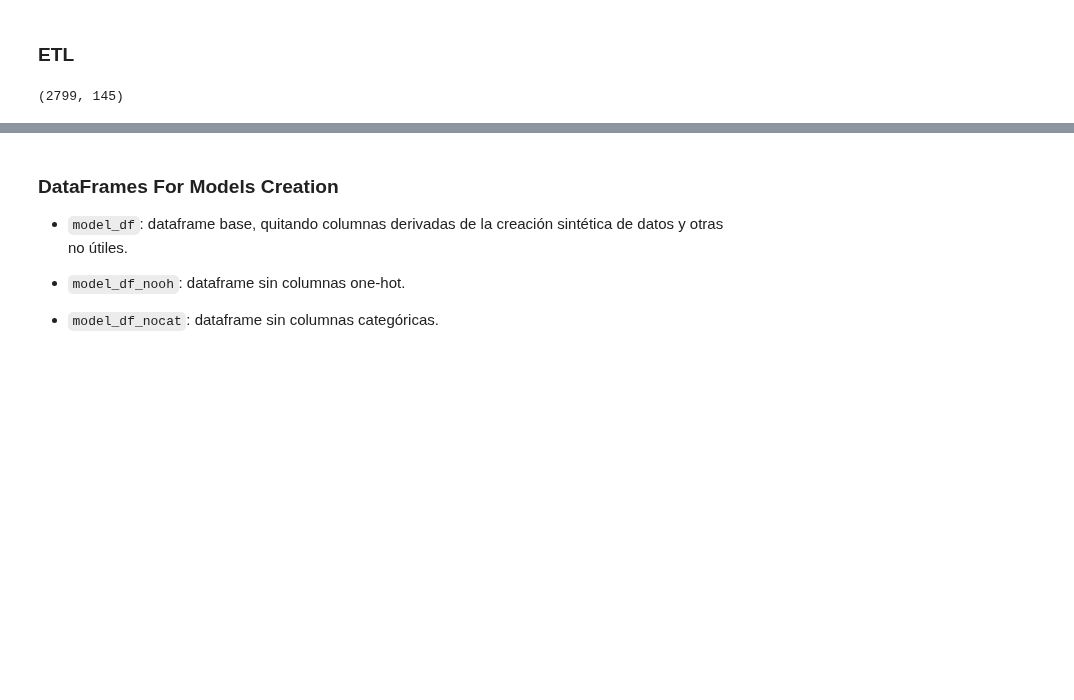
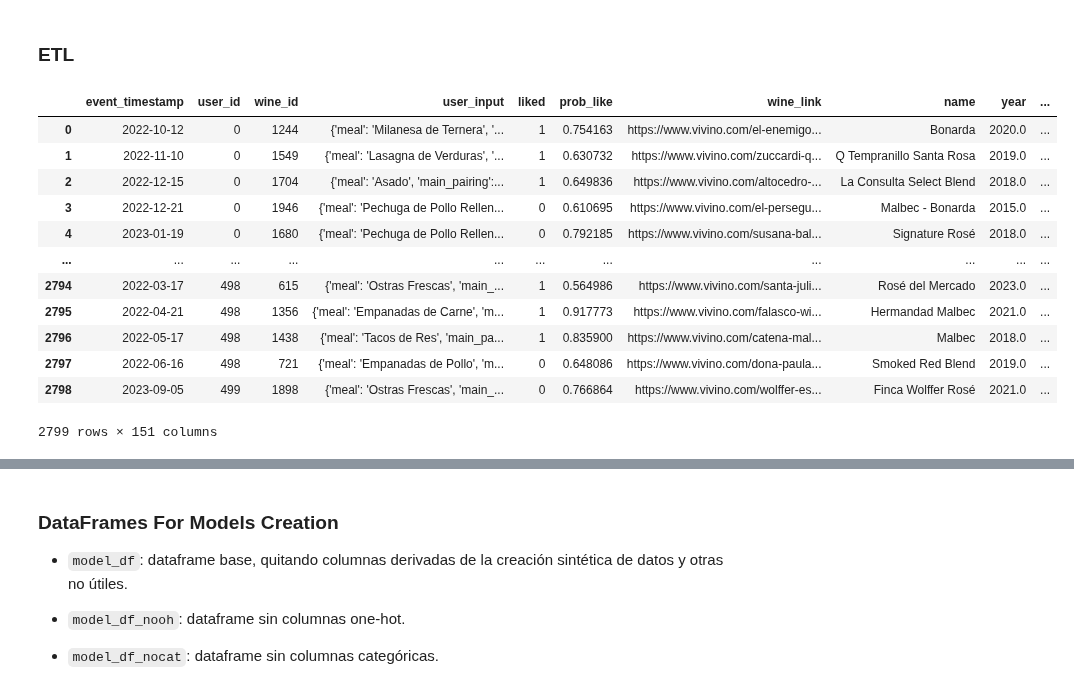
Before and after one commit to Tino27Gut/WineRecommendation, a Jupyter notebook: src/models/models_draft.ipynb, the cells around one changed output, grey strips where cells are left out. Cells and saved outputs as stored; diff of their text form; code cells hidden in the pictures; blank space fills up the shorter version.

```diff
--- a/src/models/models_draft.ipynb
+++ b/src/models/models_draft.ipynb
@@ -86,33 +84,62 @@ def price_dist_to_range(x, min, max):
 # %%
 # Agrega si el vino tenia match con el main pairing del user
 recommend_df = joined_data.copy()
 recommend_df["user_main_pairing"] = recommend_df["user_input"].apply(lambda x: x["main_pairing"])
 recommend_df["has_user_main_pairing"] = recommend_df.apply(lambda row: 1 if row[row["user_main_pairing"]]==1 else 0, axis=1)
 
 # Agrega los límites inferiores y superiores de sabor según la decisión del usuario
 taste_list = ["body", "tannins", "sweetness", "acidity"]
 for taste in taste_list:
     recommend_df["user_" + taste + "_min"] = recommend_df["user_input"].apply(lambda x: x["tastes"][taste][0])
     recommend_df["user_" + taste + "_max"] = recommend_df["user_input"].apply(lambda x: x["tastes"][taste][1])
-
-# Agrega los precios máximos y mínimos, rango y distancia del precio al rango
-recommend_df["price_min"] = recommend_df["user_input"].apply(lambda x: x["precio_min"])
-recommend_df["price_max"] = recommend_df["user_input"].apply(lambda x: x["precio_max"])
-recommend_df["price_range"] = recommend_df["price_max"] - recommend_df["price_min"]
-#recommend_df["price_range_dif"] = recommend_df["price"] / (recommend_df["price_range"] if recommend_df["price_range"] != 0 else 1)
-
-# Generación de variables tipo distancia para KNN
-for taste in taste_list:
     recommend_df["user_" + taste + "_center"] = (recommend_df["user_" + taste + "_max"] + recommend_df["user_" + taste + "_min"])/2
     recommend_df["user_" + taste + "_range"] = (recommend_df["user_" + taste + "_max"] - recommend_df["user_" + taste + "_min"])
+    recommend_df["user_" + taste + "_diff"] = recommend_df.apply(
+        lambda row: taste_dist_to_optimal(
+            x=row[taste],
+            min=row["user_" + taste + "_min"],
+            max=row["user_" + taste + "_max"]
+        ),
+        axis=1
+    )
+
+# Agrega los precios máximos y mínimos, rango y distancia del precio al óptimo
+recommend_df["user_price_min"] = recommend_df["user_input"].apply(lambda x: x["precio_min"])
+recommend_df["user_price_max"] = recommend_df["user_input"].apply(lambda x: x["precio_max"]).fillna(-1)
+recommend_df["user_price_range"] = recommend_df["user_price_max"] - recommend_df["user_price_min"]
+recommend_df["user_price_center"] = (recommend_df["user_price_max"] + recommend_df["user_price_min"])/2
+recommend_df["user_price_diff"] = recommend_df.apply(
+    lambda row: price_dist_to_optimal(
+        x=row["price"],
+        min=row["user_price_min"],
+        max=row["user_price_max"],
+        center=row["user_price_center"]
+    ),
+    axis=1
+)
+
+pd.set_option("display.max_columns", None)
+recommend_df
 
     # TODO:
-        # 1. terminar de hacer feature engineering para obtener distancias. -> Me quedé en como poner la distancia al precio (rango?)
-        # 2. Estandarizar datos y entrenar modelo KNN en pipeline (ver si hace sentido over/under sampling)
+        # OK - 1. terminar de hacer feature engineering para obtener distancias. -> Me quedé en como poner la distancia al precio (rango?)
+        # OK - 2. Estandarizar datos y entrenar modelo KNN en pipeline (ver si hace sentido over/under sampling)
         # 3. Explorar la validación por grupos (GroupKFold)
         # 4. Entrenar y testear modelo
         # 5. Si no rinde bien, seguir con XGBoost y Neural Networks
 
-recommend_df.shape
+#recommend_df.shape
 # %% [output]
+|  | event_timestamp | user_id | wine_id | user_input | liked | prob_like | wine_link | name | year | ... |
+| 0 | 2022-10-12 | 0 | 1244 | {'meal': 'Milanesa de Ternera', '... | 1 | 0.754163 | https://www.vivino.com/el-enemigo... | Bonarda | 2020.0 | ... |
+| 1 | 2022-11-10 | 0 | 1549 | {'meal': 'Lasagna de Verduras', '... | 1 | 0.630732 | https://www.vivino.com/zuccardi-q... | Q Tempranillo Santa Rosa | 2019.0 | ... |
+| 2 | 2022-12-15 | 0 | 1704 | {'meal': 'Asado', 'main_pairing':... | 1 | 0.649836 | https://www.vivino.com/altocedro-... | La Consulta Select Blend | 2018.0 | ... |
+| 3 | 2022-12-21 | 0 | 1946 | {'meal': 'Pechuga de Pollo Rellen... | 0 | 0.610695 | https://www.vivino.com/el-persegu... | Malbec - Bonarda | 2015.0 | ... |
+| 4 | 2023-01-19 | 0 | 1680 | {'meal': 'Pechuga de Pollo Rellen... | 0 | 0.792185 | https://www.vivino.com/susana-bal... | Signature Rosé | 2018.0 | ... |
+| ... | ... | ... | ... | ... | ... | ... | ... | ... | ... | ... |
+| 2794 | 2022-03-17 | 498 | 615 | {'meal': 'Ostras Frescas', 'main_... | 1 | 0.564986 | https://www.vivino.com/santa-juli... | Rosé del Mercado | 2023.0 | ... |
+| 2795 | 2022-04-21 | 498 | 1356 | {'meal': 'Empanadas de Carne', 'm... | 1 | 0.917773 | https://www.vivino.com/falasco-wi... | Hermandad Malbec | 2021.0 | ... |
+| 2796 | 2022-05-17 | 498 | 1438 | {'meal': 'Tacos de Res', 'main_pa... | 1 | 0.835900 | https://www.vivino.com/catena-mal... | Malbec | 2018.0 | ... |
+| 2797 | 2022-06-16 | 498 | 721 | {'meal': 'Empanadas de Pollo', 'm... | 0 | 0.648086 | https://www.vivino.com/dona-paula... | Smoked Red Blend | 2019.0 | ... |
+| 2798 | 2023-09-05 | 499 | 1898 | {'meal': 'Ostras Frescas', 'main_... | 0 | 0.766864 | https://www.vivino.com/wolffer-es... | Finca Wolffer Rosé | 2021.0 | ... |
-(2799, 145)
+2799 rows × 151 columns
```
Also changed, not shown: parts of 7 cells of this notebook, 2 other files.
